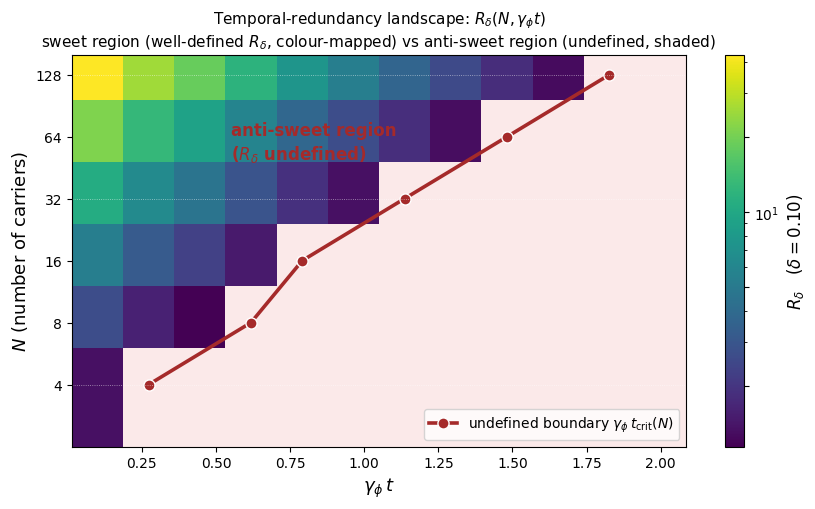
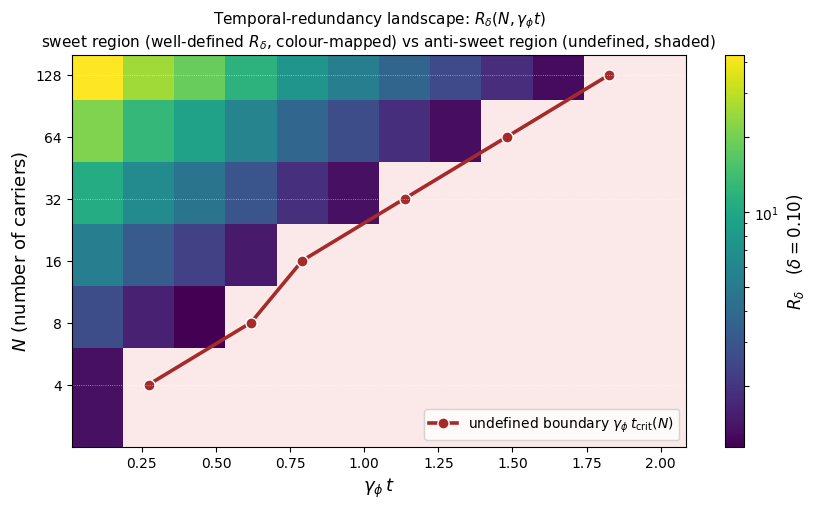
Code edit (unified diff) that turned the first committed figure into the second:
--- before
+++ after
@@ -47,13 +47,4 @@
           markeredgecolor='white', markeredgewidth=1)
 
-# Anti-sweet region annotation — placed *inside* the light-pink anti-sweet shaded area
-# (well clear of the colorbar on the right). The pink region is above the boundary curve
-# at small N; placing the label at (gamma_phi*t ≈ 0.55, N ≈ 60) puts it squarely inside
-# the visible anti-sweet block.
-ax_c.text(0.55, 60.0,
-          'anti-sweet region\n($R_\\delta$ undefined)',
-          color='#a52a2a', fontsize=12, fontweight='bold',
-          ha='left', va='center')
-
 # Mark the §3 type-(b) slices for cross-link clarity
 for n_slice in [4, 32, 128]:

Commit: HV-DRAFT-001 Figure 4 refinement: 'anti-sweet region' text annotation removed; boundary-curve legend label enhanced to name the anti-sweet region